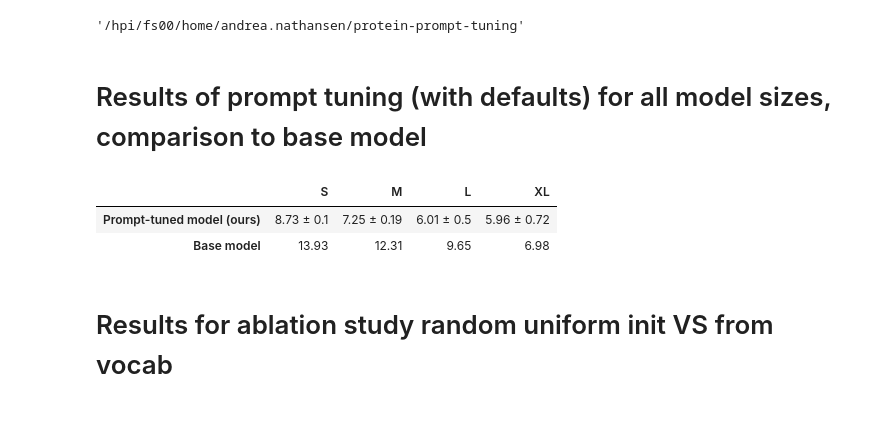
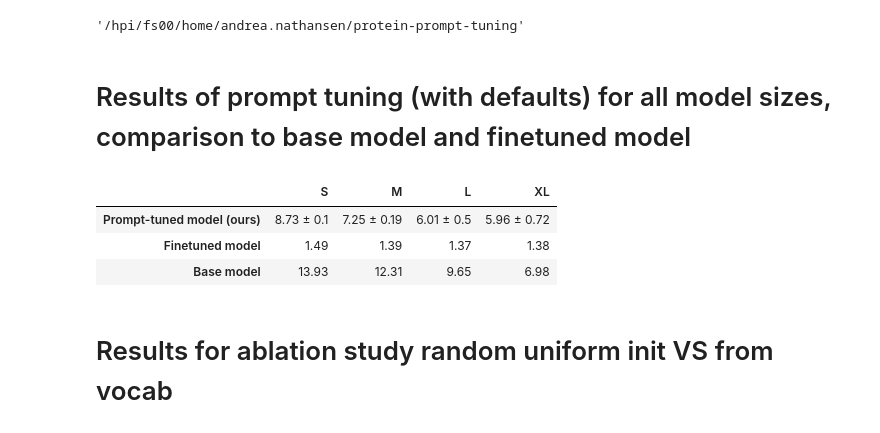
Before and after one commit to AndreaNathansen/protein-prompt-tuning, a Jupyter notebook: utils/results_plots.ipynb, the cells around one changed output. Saved outputs shown, nothing was run; the diff lists cells and outputs as text; code cells hidden in the pictures.

Commit message:
Adapt ProtGPT2 tuning, update resuls

```diff
--- a/utils/results_plots.ipynb
+++ b/utils/results_plots.ipynb
@@ -24,6 +47,10 @@ def get_results_comparison_to_basemodel(result_df):
     # Aggregate over runs with different random seeds for prompt-tuned models.
     # Base model model wasn't affected by different random seeds.
     return result_df["prompt_tuned"].mean(), result_df["prompt_tuned"].std(), result_df["base"][0]
+# %%
+def get_testset_perplexities_from_trainvaltest_finetuned(result_df):
+    # Finetuned model has only one run per configuration
+    return result_df["test"].iloc[0]
 # %%
 def get_results_protcnn_family_percentage_single_df(result_df):
     # The percentage of proteins that were classified as the family
@@ -43,8 +133,12 @@ def generate_results_table_protcnn_comparison(column_names, row_names, result_df
     return table
 # %%
-def generate_results_table_for_clustering_comparison(column_names, result_dfs_clusterings):
-    table=pd.DataFrame(columns=column_names, index=["Train", "Validation", "Test"])
-    for i, df in enumerate(result_dfs_clusterings):
-            r_train_mean, r_train_std, r_val_mean, r_val_std, r_test_mean, r_test_std, = get_results_trainvaltest(df)
-            table[column_names[i]] = [f"{np.round(r_train_mean, decimals=2)} ± {np.round(r_train_std, decimals=2)}", f"{np.round(r_val_mean, decimals=2)} ± {np.round(r_val_std, decimals=2)}", f"{np.round(r_test_mean, decimals=2)} ± {np.round(r_test_std, decimals=2)}"]
+def generate_perplexities_table_comparison_prompttuned_finetuned_basemodel(column_names, result_dfs_prompttuned_basemodel, result_dfs_finetuned):
+    table=pd.DataFrame(columns=column_names, index=["Prompt-tuned model (ours)", "Finetuned model", "Base model"])
+    for i, dfs in enumerate(zip(result_dfs_prompttuned_basemodel, result_dfs_finetuned)):
+        result_df_prompttuned_basemodel, result_df_finetuned = dfs
+        r_prompttuned_mean, r_prompttuned_std, r_basemodel = get_perplexities_comparison_to_basemodel(result_df_prompttuned_basemodel)
+        r_finetuned = get_testset_perplexities_from_trainvaltest_finetuned(result_df_finetuned)
+        table[column_names[i]] = [f"{np.round(r_prompttuned_mean, decimals=2)} ± {np.round(r_prompttuned_std, decimals=2)}",
+                                  np.round(r_finetuned, decimals=2),
+                                  np.round(r_basemodel, decimals=2)]
     return table
@@ -66,18 +159,25 @@ def generate_results_table_for_comparison_to_basemodel(column_names, result_dfs)
     return table
 # %% [markdown]
-# Results of prompt tuning (with defaults) for all model sizes, comparison to base model
+# Results of prompt tuning (with defaults) for all model sizes, comparison to base model and finetuned model
 # %%
-test_results_defaults_S = pd.read_csv("experiment_results/prompt-tuning-clustered-100-RITA_s-fromvocab-True-test_perplexity_comparison.csv")
-test_results_defaults_M = pd.read_csv("experiment_results/prompt-tuning-clustered-100-RITA_m-fromvocab-True-test_perplexity_comparison.csv")
-test_results_defaults_L = pd.read_csv("experiment_results/prompt-tuning-clustered-100-RITA_l-fromvocab-True-test_perplexity_comparison.csv")
-test_results_defaults_XL = pd.read_csv("experiment_results/prompt-tuning-clustered-100-RITA_xl-fromvocab-True-test_perplexity_comparison.csv")
+test_results_defaults_S = pd.read_csv("experiment_results/perplexities/prompt-tuning-clustered-100-RITA_s-fromvocab-True-test_perplexity_comparison.csv")
+test_results_defaults_M = pd.read_csv("experiment_results/perplexities/prompt-tuning-clustered-100-RITA_m-fromvocab-True-test_perplexity_comparison.csv")
+test_results_defaults_L = pd.read_csv("experiment_results/perplexities/prompt-tuning-clustered-100-RITA_l-fromvocab-True-test_perplexity_comparison.csv")
+test_results_defaults_XL = pd.read_csv("experiment_results/perplexities/prompt-tuning-clustered-100-RITA_xl-fromvocab-True-test_perplexity_comparison.csv")
+# %%
+test_results_finetuned_S = pd.read_csv("experiment_results/perplexities/finetuned-RITA_s-trainvaltest_comparison.csv")
+test_results_finetuned_M = pd.read_csv("experiment_results/perplexities/finetuned-RITA_m-trainvaltest_comparison.csv")
+test_results_finetuned_L = pd.read_csv("experiment_results/perplexities/finetuned-RITA_l-trainvaltest_comparison.csv")
+test_results_finetuned_XL = pd.read_csv("experiment_results/perplexities/finetuned-RITA_xl-trainvaltest_comparison.csv")
 # %%
-table_defaults_all_sizes = generate_results_table_for_comparison_to_basemodel(["S", "M", "L", "XL"], [test_results_defaults_S, test_results_defaults_M, test_results_defaults_L, test_results_defaults_XL])
+table_defaults_all_sizes = generate_perplexities_table_comparison_prompttuned_finetuned_basemodel(["S", "M", "L", "XL"], [test_results_defaults_S, test_results_defaults_M, test_results_defaults_L, test_results_defaults_XL],
+                                                                              [test_results_finetuned_S, test_results_finetuned_M, test_results_finetuned_L, test_results_finetuned_XL])
 table_defaults_all_sizes.to_csv("experiment_results/final_tables/results_perplexity_model_sizes.csv")
 table_defaults_all_sizes
 # %% [output]
 |  | S | M | L | XL |
 | Prompt-tuned model (ours) | 8.73 ± 0.1 | 7.25 ± 0.19 | 6.01 ± 0.5 | 5.96 ± 0.72 |
+| Finetuned model | 1.49 | 1.39 | 1.37 | 1.38 |
 | Base model | 13.93 | 12.31 | 9.65 | 6.98 |
 # %% [markdown]
 # Results for ablation study random uniform init VS from vocab
```
Also changed, not shown: parts of 34 cells of this notebook, 5 other files.
